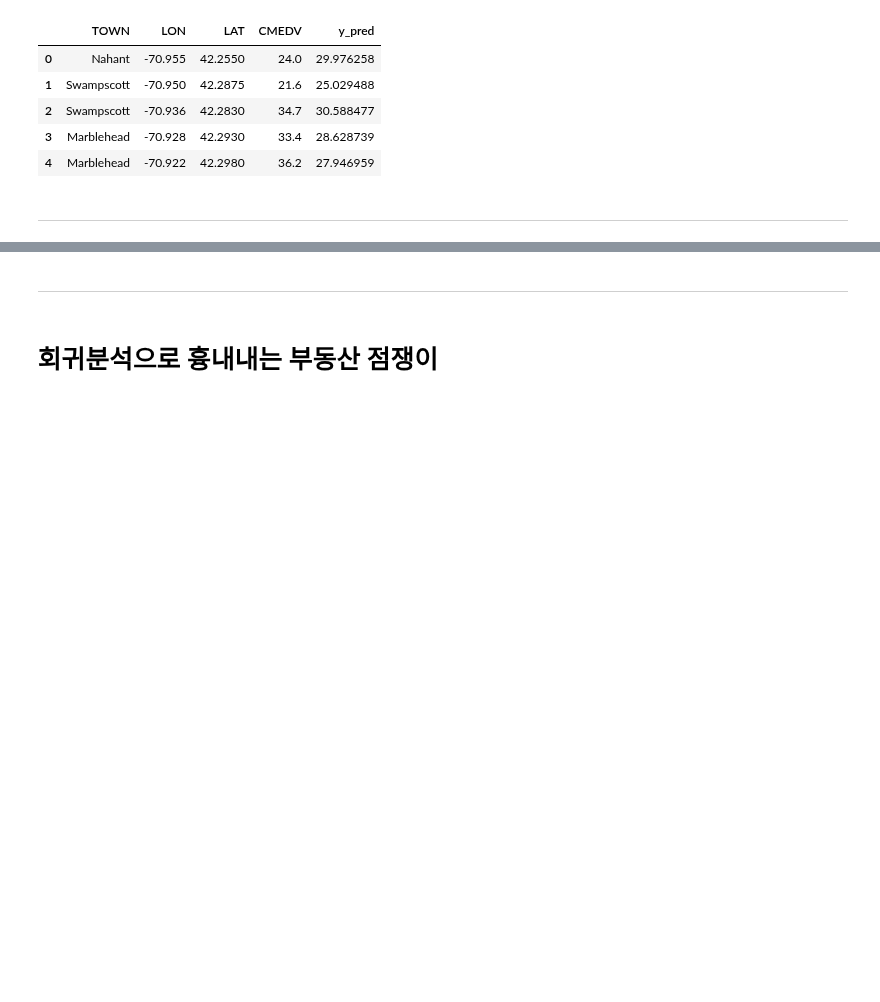
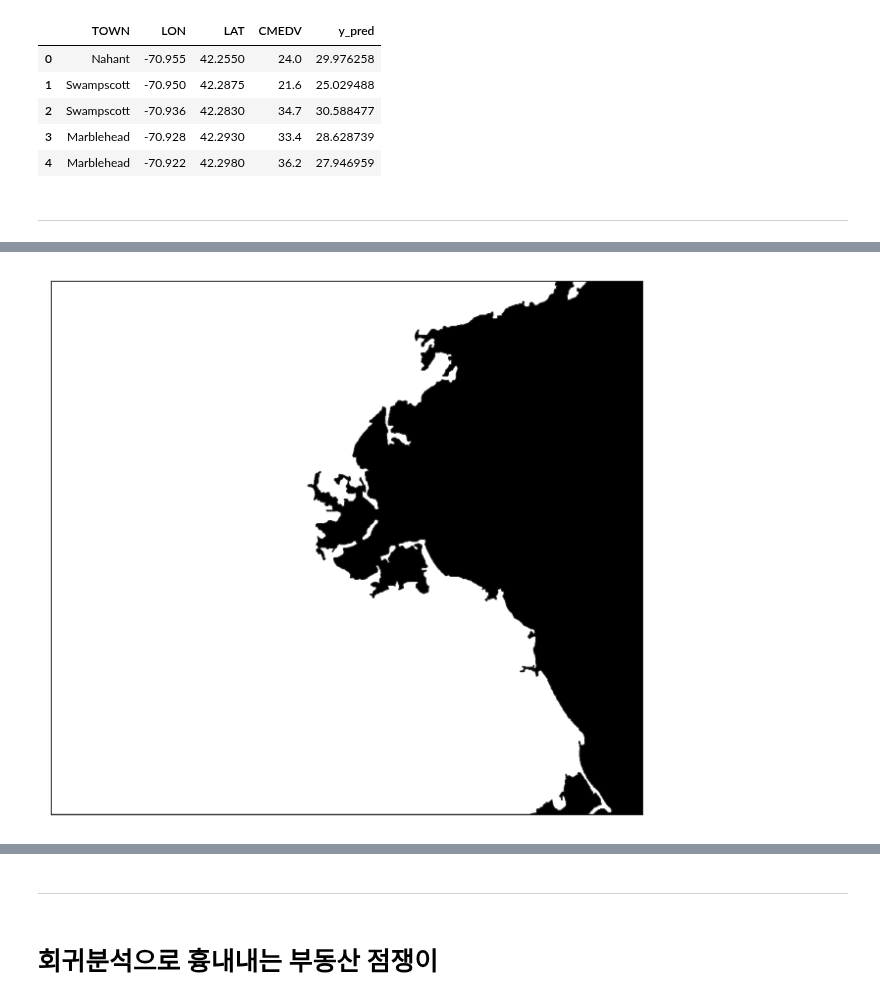
Before and after one commit to yoonkt200/python-data-analysis, a Jupyter notebook: chapter2/01-housing-prediction.ipynb, the cells around one changed output, grey strips where cells are left out. Drawn from its saved outputs; the diff is of its cells as text; code cells hidden in the pictures; blank space fills up the shorter version.

```diff
--- a/chapter2/01-housing-prediction.ipynb
+++ b/chapter2/01-housing-prediction.ipynb
@@ -415,0 +445,35 @@ plt.legend()
+# %%
+# Define rect
+lon_min, lon_max = -71.45, -70.55
+lat_min, lat_max = 42, 42.6
+
+# Boston Geomap
+plt.figure(2, figsize=(15, 10))
+
+m = Basemap(projection='merc',
+            llcrnrlat=lat_min,
+            urcrnrlat=lat_max,
+            llcrnrlon=lon_min,
+            urcrnrlon=lon_max,
+            lat_ts=35,
+            resolution='f') #h
+
+m.fillcontinents(color='white',lake_color='black')
+m.drawmapboundary(fill_color='black')
+m.drawcoastlines()
+
+# ax = housing.plot(kind="scatter", x="LON", y="LAT",
+#     s=housing['y_pred'], label="y_pred",
+#     c="y_pred", cmap=plt.get_cmap("jet"),
+#     colorbar=True, alpha=0.4, figsize=(15,10),
+# )
+
+
+fig = plt.gcf()
+plt.show()
+fig.savefig('map.png')
+
+# for lon, lat, value in zip(mxy[0], mxy[1], s_maker):
+#     m.scatter(lon+1, lat+3, s=value, lw=3, alpha=0.5, zorder=5)
+# %% [output]
+[figure, added]
```
Also changed, not shown: parts of 17 cells of this notebook, 1 other file.
